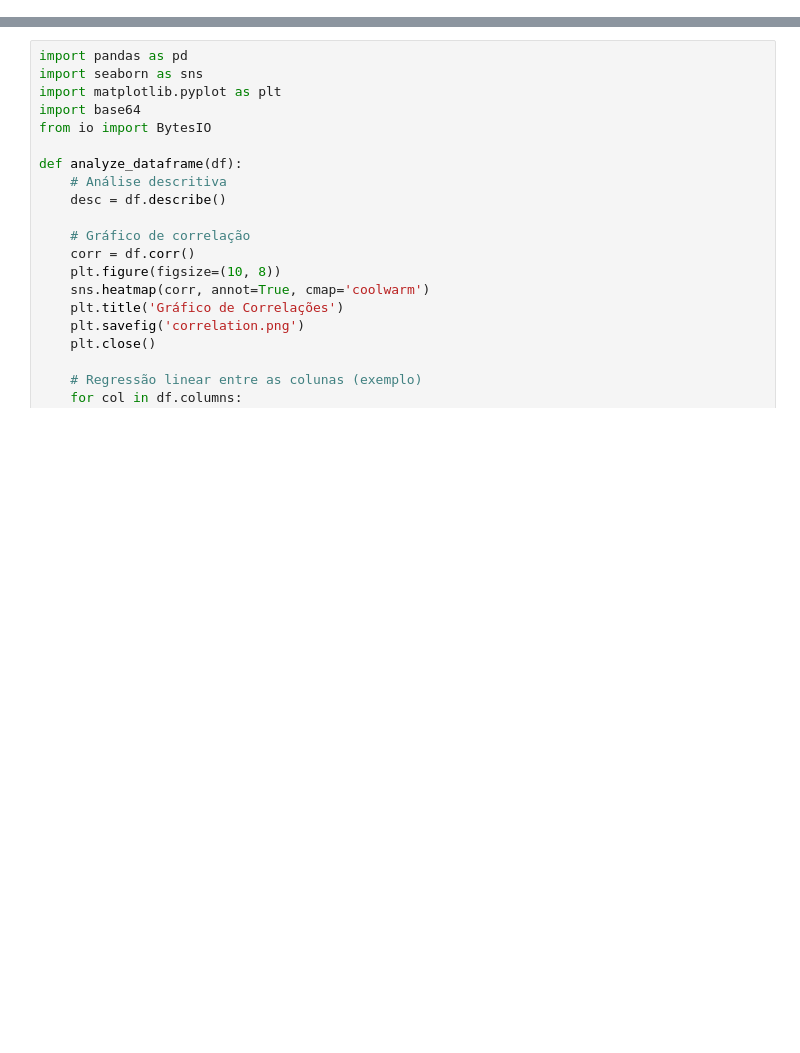
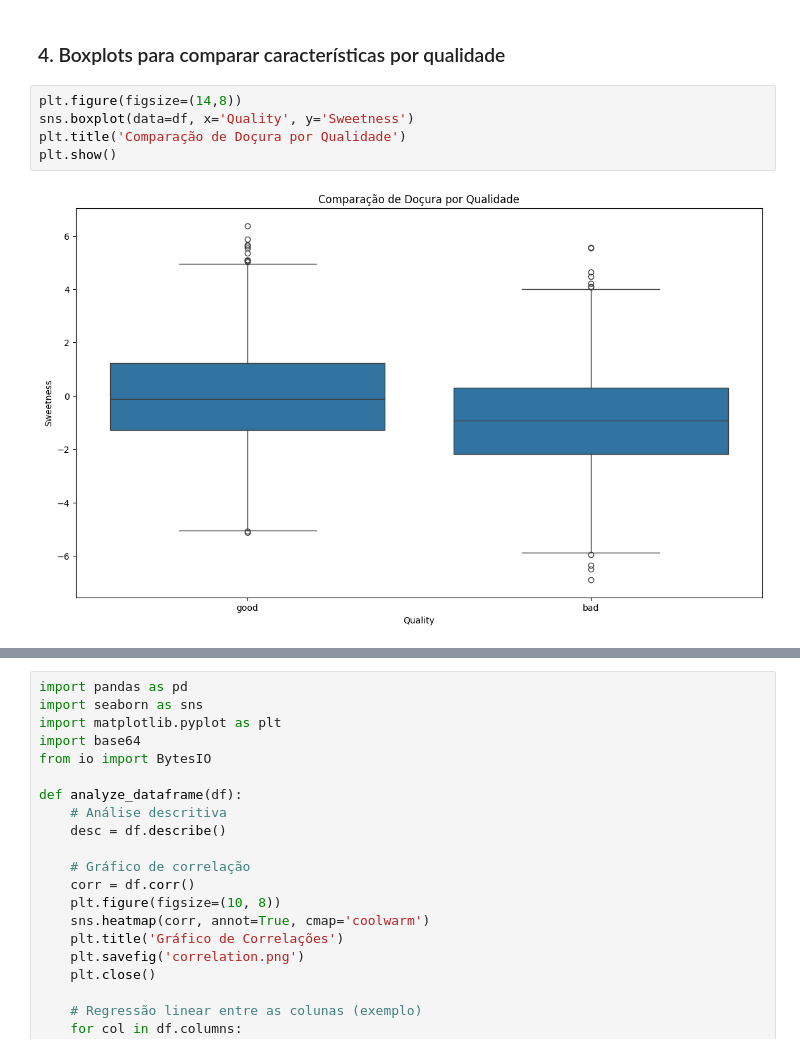
Before and after one commit to CaduValezzi/Data-_Base_CP2, a Jupyter notebook: cp2.ipynb, the cells around one changed output, grey strips where cells are left out. Drawn from its saved outputs; the diff is of its cells as text; blank space fills up the shorter version.

```diff
--- a/cp2.ipynb
+++ b/cp2.ipynb
@@ -27,0 +87,9 @@ print(df)
+# %% [markdown]
+### 4. Boxplots para comparar características por qualidade
+# %%
+plt.figure(figsize=(14,8))
+sns.boxplot(data=df, x='Quality', y='Sweetness')
+plt.title('Comparação de Doçura por Qualidade')
+plt.show()
+# %% [output]
+[figure, added]
```
Also changed, not shown: parts of 14 cells of this notebook.
